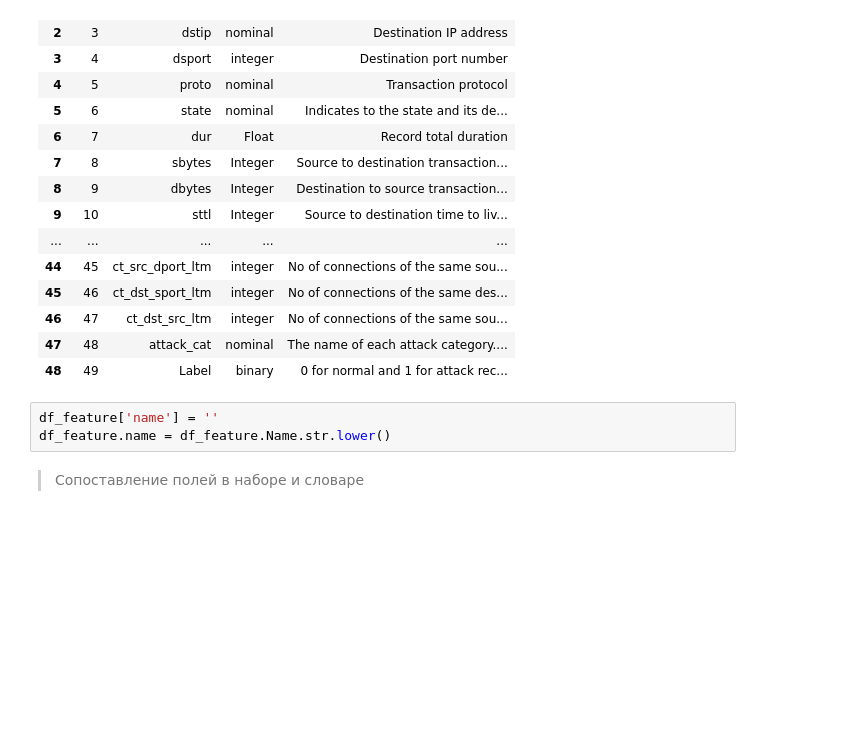
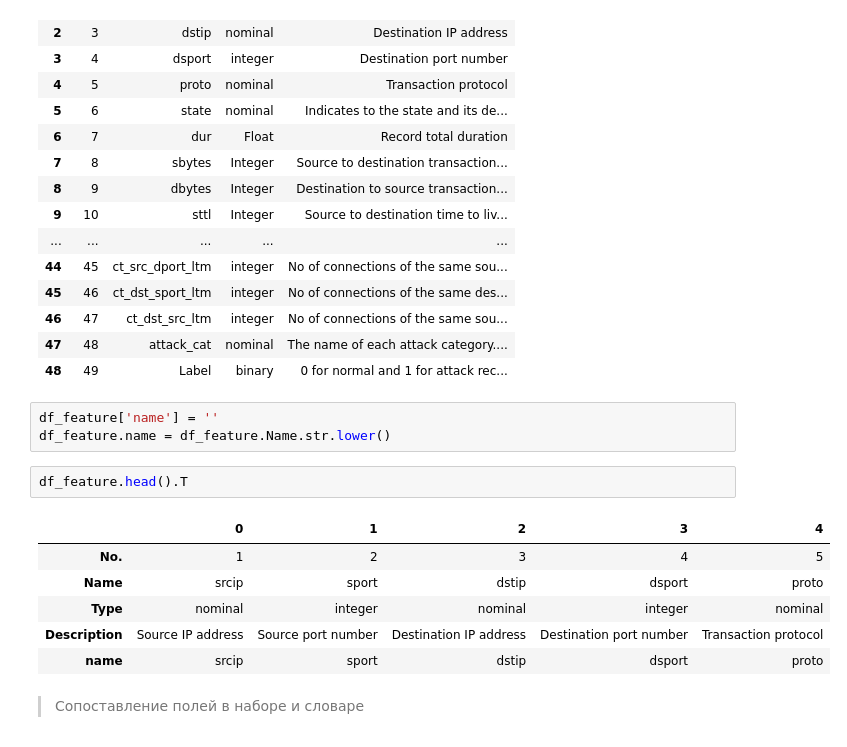
Before and after one commit to alex-chin/Attack_detection, a Jupyter notebook: net_traffik.ipynb, the cells around one changed output. Cells and saved outputs as stored; diff of their text form; blank space fills up the shorter version.

```diff
--- a/net_traffik.ipynb
+++ b/net_traffik.ipynb
@@ -133,6 +126,15 @@ df_feature
 # %%
 df_feature['name'] = ''
 df_feature.name = df_feature.Name.str.lower()
+# %%
+df_feature.head().T
+# %% [output]
+|  | 0 | 1 | 2 | 3 | 4 |
+| No. | 1 | 2 | 3 | 4 | 5 |
+| Name | srcip | sport | dstip | dsport | proto |
+| Type | nominal | integer | nominal | integer | nominal |
+| Description | Source IP address | Source port number | Destination IP address | Destination port number | Transaction protocol |
+| name | srcip | sport | dstip | dsport | proto |
 # %% [markdown]
 > Сопоставление полей в наборе и словаре
 # %%
```
Also changed, not shown: parts of 11 cells of this notebook.
